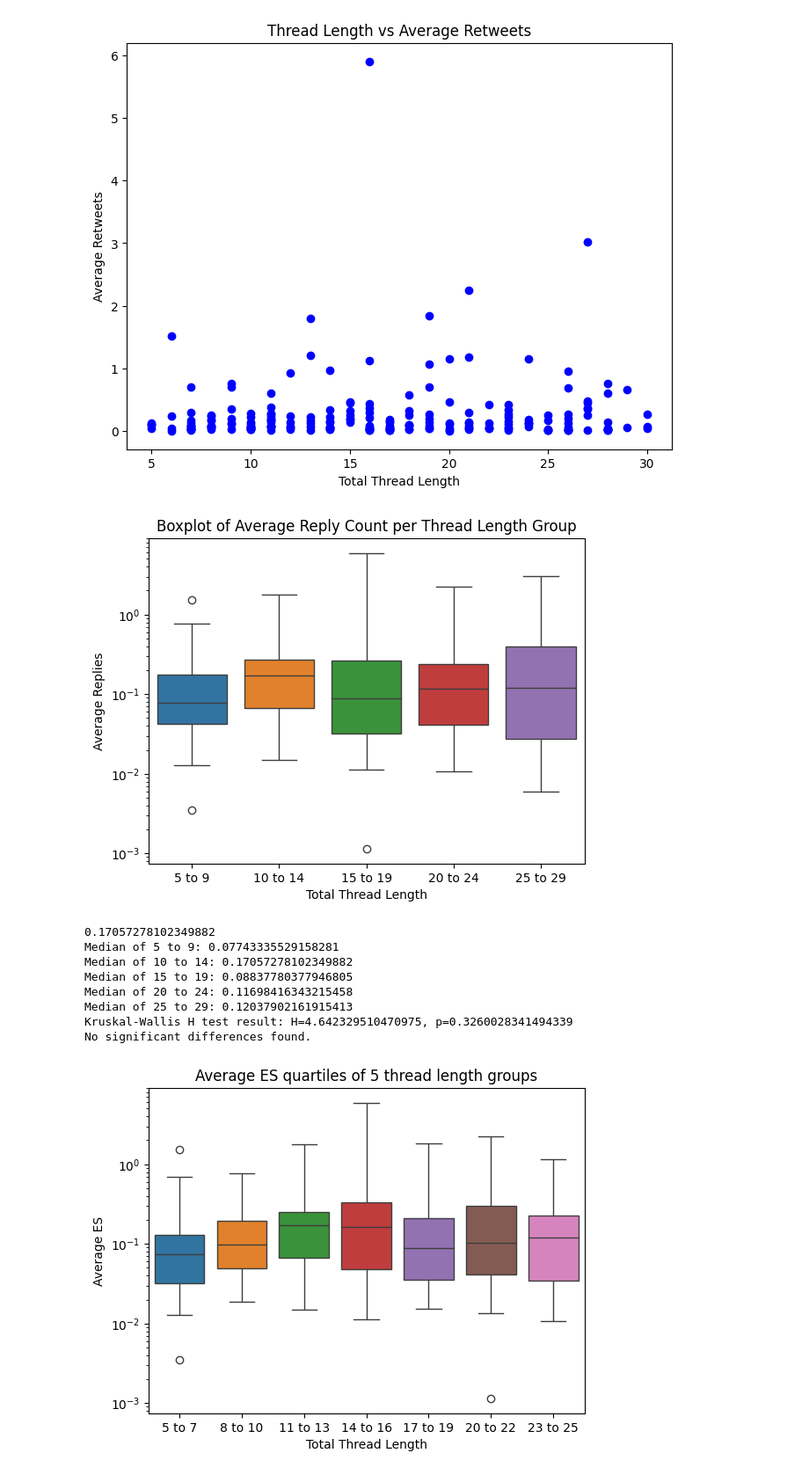
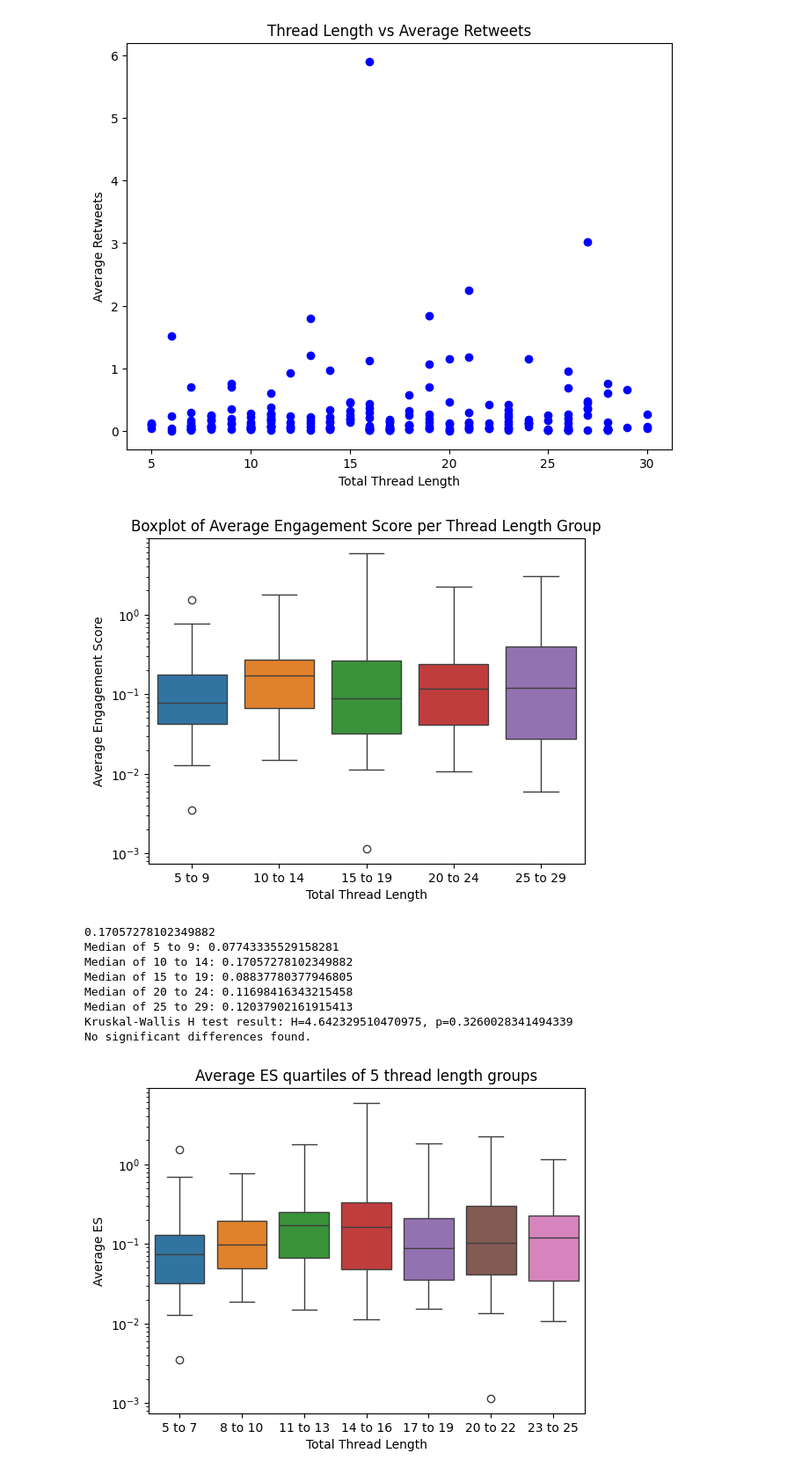
Before and after one commit to upb3y/cs498CSS, a Jupyter notebook: results_thread_length.ipynb, the cells around one changed output. Shown: that part at 88% size. Drawn from its saved outputs; the diff is of its cells as text; code cells hidden in the pictures.

```diff
--- a/results_thread_length.ipynb
+++ b/results_thread_length.ipynb
@@ -83,36 +83,36 @@ data = {
     "15 to 19": avg_e3,
     "20 to 24": avg_e4,
     "25 to 29": avg_e5,
 }
 fig, ax = plt.subplots()
 sns.boxplot(data=list(data.values()), ax=ax, log_scale=10)
 ax.set_xticks([0, 1, 2, 3, 4])
 ax.set_xticklabels(data.keys())
-ax.set_title("Boxplot of Average Replies per Thread Length Group")
+ax.set_title("Boxplot of Average Engagement Score per Thread Length Group")
 plt.xlabel("Total Thread Length")
-plt.ylabel("Average Replies")
+plt.ylabel("Average Engagement Score")
 plt.show()
 
 medv = statistics.median(avg_e2)
 print(medv)
 
 for name, values in data.items():
     print(f"Median of {name}: {np.median(values)}")
 
 # Kruskal-Wallis H-test
 h, p = stats.kruskal(*data.values())
 print(f"Kruskal-Wallis H test result: H={h}, p={p}")
 
 # If p < 0.05, proceed with post-hoc analysis
 if p < 0.05:
     print("Significant differences found, performing post-hoc analysis...")
     # Post-hoc analysis using Dunn's test with Bonferroni correction
     ph = sp.posthoc_dunn(list(data.values()), p_adjust='bonferroni')
     print(ph)
 else:
     print("No significant differences found.")
 # %% [output]
-[figure, old version]
+[figure, new version]
 0.17057278102349882
 Median of 5 to 9: 0.07743335529158281
 Median of 10 to 14: 0.17057278102349882
```
